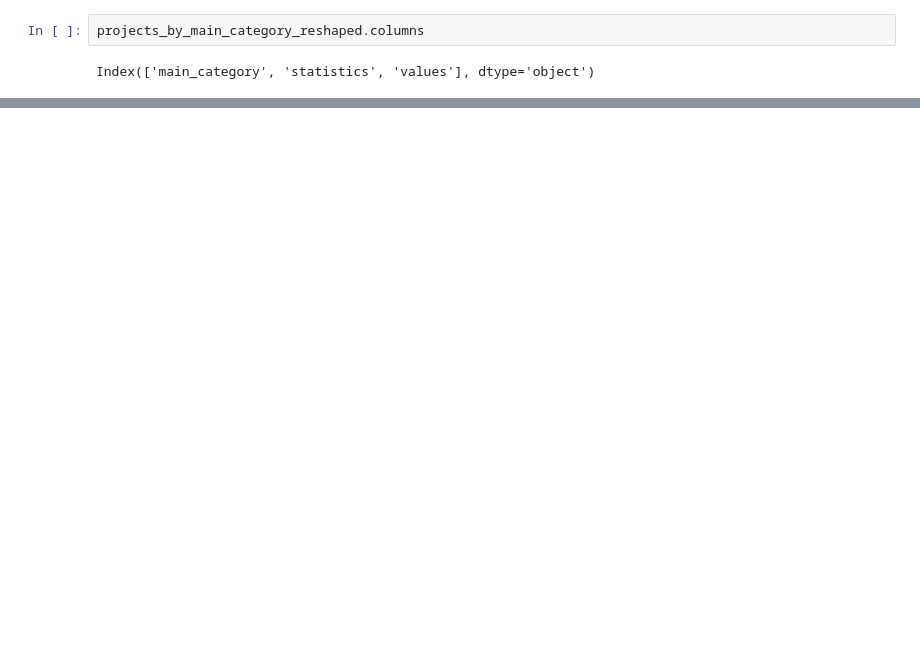
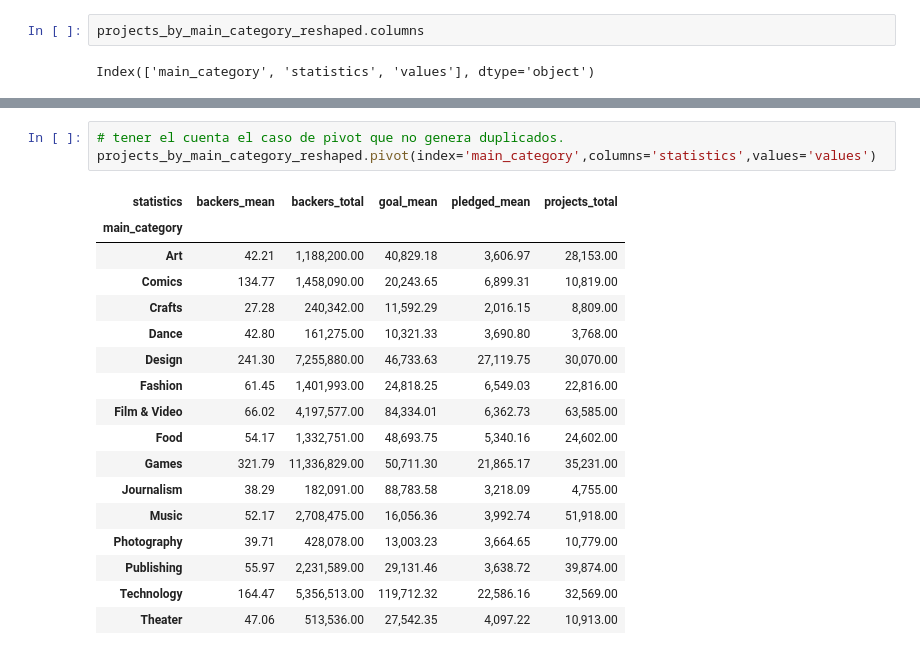
Before and after one commit to idontdomath/datos-exploratory-data-analysis, a Jupyter notebook: 2020-01/01-kickstarter-projects-stack-unstack-pivot.ipynb, the cells around one changed output, grey strips where cells are left out. Cells and saved outputs as stored; diff of their text form; blank space fills up the shorter version.

```diff
--- a/2020-01/01-kickstarter-projects-stack-unstack-pivot.ipynb
+++ b/2020-01/01-kickstarter-projects-stack-unstack-pivot.ipynb
@@ -701,2 +718,23 @@ projects_by_main_category_reshaped
 75 rows × 3 columns
+# %%
+# tener el cuenta el caso de pivot que no genera duplicados.
+projects_by_main_category_reshaped.pivot(index='main_category',columns='statistics',values='values')
+# %% [output]
+| statistics | backers_mean | backers_total | goal_mean | pledged_mean | projects_total |
+| main_category |  |  |  |  |  |
+| Art | 42.21 | 1,188,200.00 | 40,829.18 | 3,606.97 | 28,153.00 |
+| Comics | 134.77 | 1,458,090.00 | 20,243.65 | 6,899.31 | 10,819.00 |
+| Crafts | 27.28 | 240,342.00 | 11,592.29 | 2,016.15 | 8,809.00 |
+| Dance | 42.80 | 161,275.00 | 10,321.33 | 3,690.80 | 3,768.00 |
+| Design | 241.30 | 7,255,880.00 | 46,733.63 | 27,119.75 | 30,070.00 |
+| Fashion | 61.45 | 1,401,993.00 | 24,818.25 | 6,549.03 | 22,816.00 |
+| Film & Video | 66.02 | 4,197,577.00 | 84,334.01 | 6,362.73 | 63,585.00 |
+| Food | 54.17 | 1,332,751.00 | 48,693.75 | 5,340.16 | 24,602.00 |
+| Games | 321.79 | 11,336,829.00 | 50,711.30 | 21,865.17 | 35,231.00 |
+| Journalism | 38.29 | 182,091.00 | 88,783.58 | 3,218.09 | 4,755.00 |
+| Music | 52.17 | 2,708,475.00 | 16,056.36 | 3,992.74 | 51,918.00 |
+| Photography | 39.71 | 428,078.00 | 13,003.23 | 3,664.65 | 10,779.00 |
+| Publishing | 55.97 | 2,231,589.00 | 29,131.46 | 3,638.72 | 39,874.00 |
+| Technology | 164.47 | 5,356,513.00 | 119,712.32 | 22,586.16 | 32,569.00 |
+| Theater | 47.06 | 513,536.00 | 27,542.35 | 4,097.22 | 10,913.00 |
 # %%
```
Also changed, not shown: parts of 19 cells of this notebook, 1 other file.
